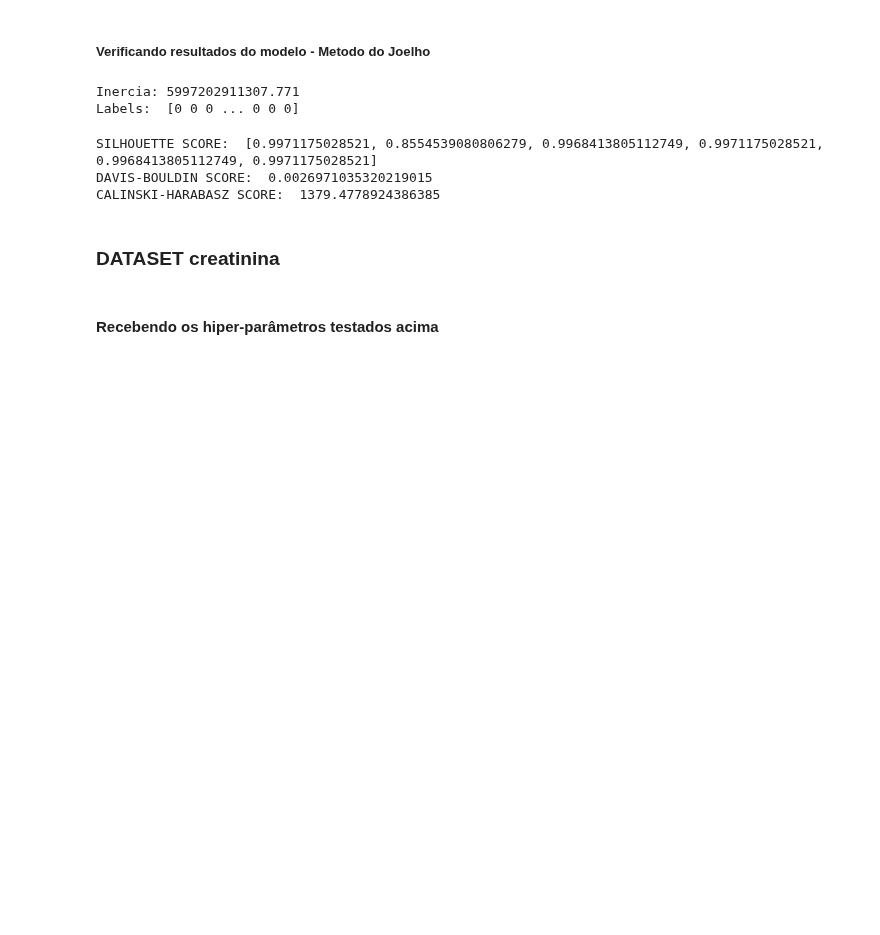
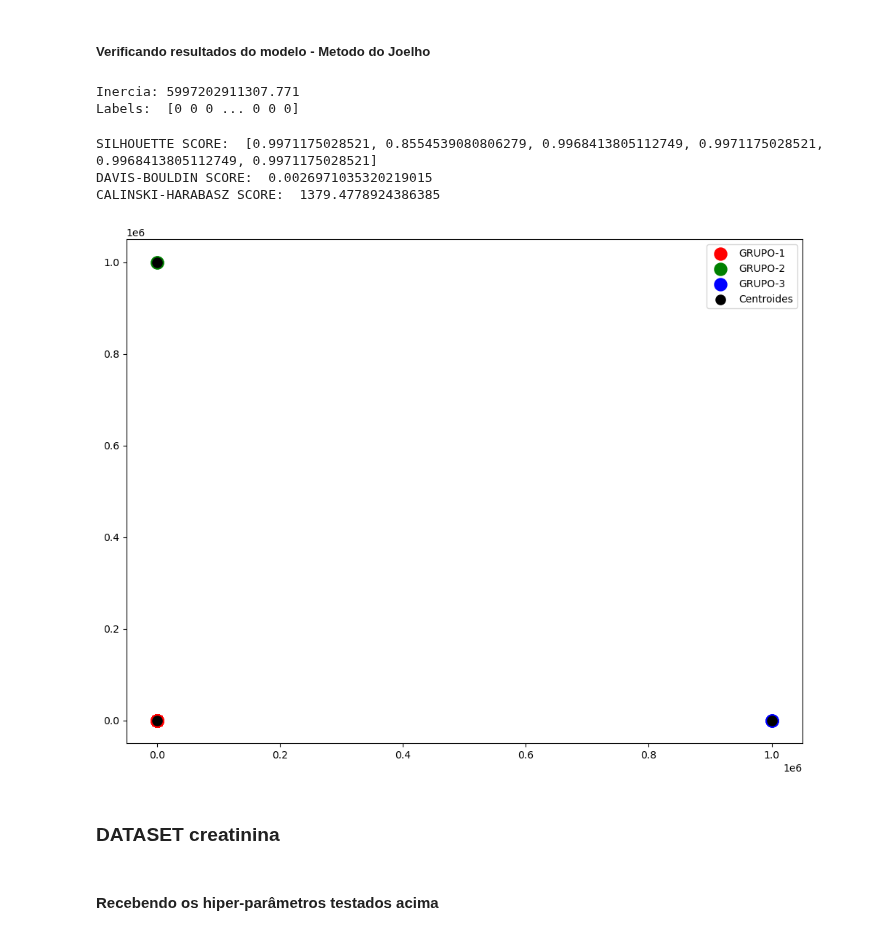
Before and after one commit to igorssant/TCC-Comparacao-de-Modelos-de-ML-nao-Supervisionados, a Jupyter notebook: src/kmeans.ipynb, the cells around one changed output. Cells and saved outputs as stored; diff of their text form; code cells hidden in the pictures; blank space fills up the shorter version.

Commit message:
feat: incluindo impressao dos clusteres - Meanshift & KMeans

```diff
--- a/src/kmeans.ipynb
+++ b/src/kmeans.ipynb
@@ -809,4 +809,4 @@ kmeans_ureia = Kmeans(nro_clusters = 3,
                       semente = hiperparametros_kmeans.getSemente_randomica(),
                       algoritmo = hiperparametros_kmeans.getAlgoritmo_kmeans())
 
-kmeans_ureia.fit(df_ureia_sem_nulos)
+y_ureia = kmeans_ureia.fit_predict(df_ureia_sem_nulos)
@@ -845,6 +842,21 @@ print("CALINSKI-HARABASZ SCORE: ", calinski, end = "\n")
 SILHOUETTE SCORE:  [0.9971175028521, 0.8554539080806279, 0.9968413805112749, 0.9971175028521, 0.9968413805112749, 0.9971175028521]
 DAVIS-BOULDIN SCORE:  0.0026971035320219015
 CALINSKI-HARABASZ SCORE:  1379.4778924386385
+# %%
+plt.figure(figsize = (12, 9))
+
+### OS PONTOS GERAIS
+plt.scatter(df_ureia_sem_nulos[y_ureia == 0, 0], df_ureia_sem_nulos[y_ureia == 0, 1], s = 150, c = "red", label = "GRUPO-1")
+plt.scatter(df_ureia_sem_nulos[y_ureia == 1, 0], df_ureia_sem_nulos[y_ureia == 1, 1], s = 150, c = "green", label = "GRUPO-2")
+plt.scatter(df_ureia_sem_nulos[y_ureia == 2, 0], df_ureia_sem_nulos[y_ureia == 2, 1], s = 150, c = "blue", label = "GRUPO-3")
+
+### OS CENTROIDES
+plt.scatter(kmeans_ureia.getCentroides()[:, 0], kmeans_ureia.getCentroides()[:, 1], s = 90, c = "black", label = "Centroides")
+
+plt.legend()
+plt.show()
+# %% [output]
+[figure, added]
 # %% [markdown]
 ### DATASET creatinina
 # %% [markdown]
```
Also changed, not shown: parts of 3 cells of this notebook, 1 other file.
